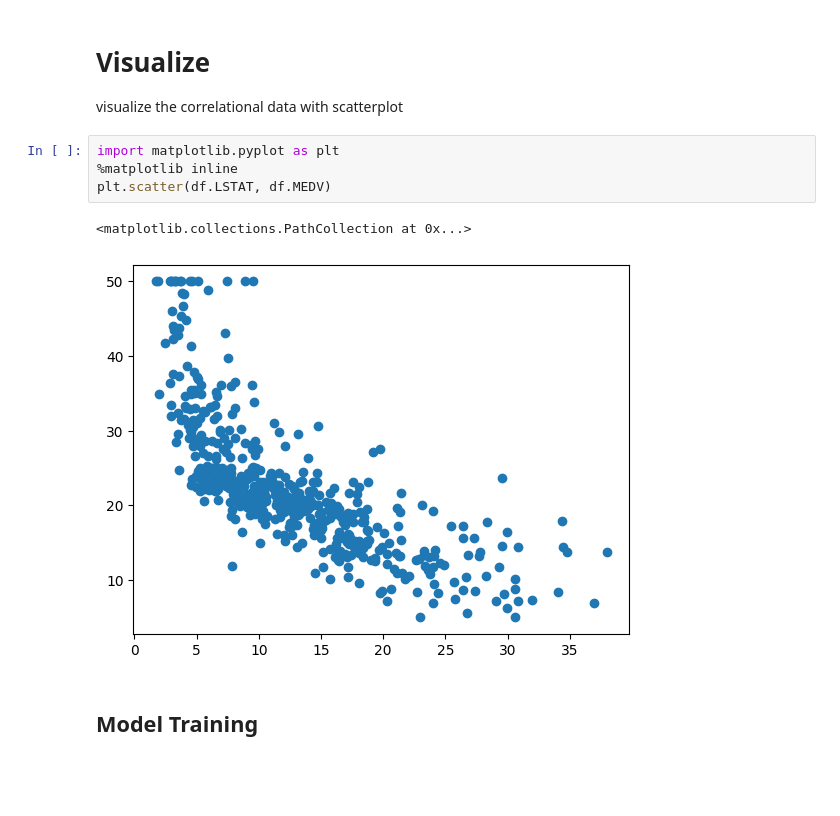
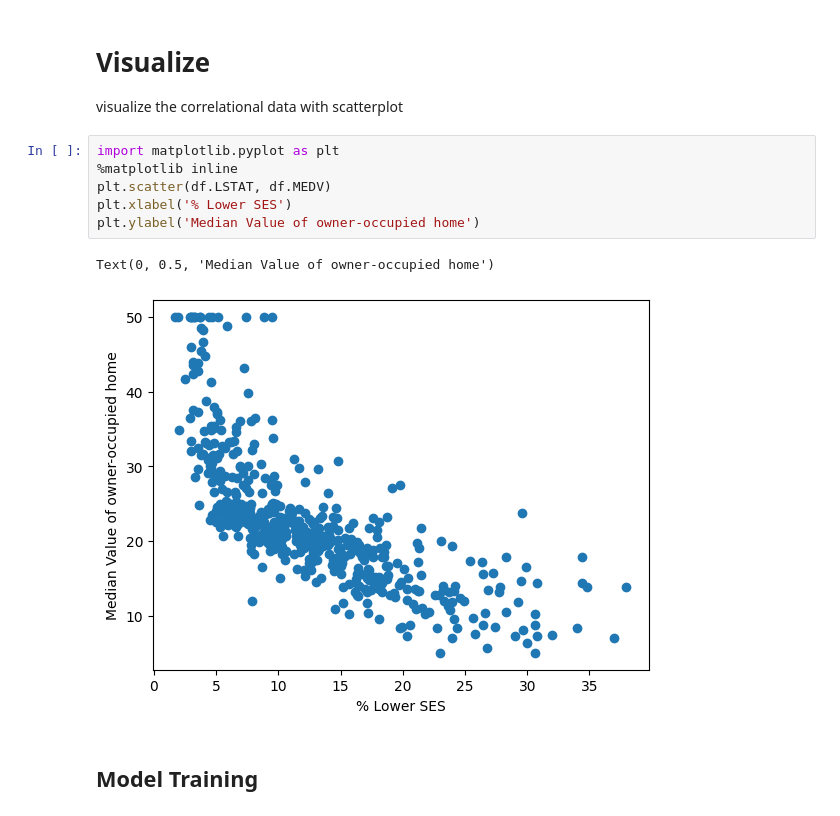
Before and after one commit to NUS-ISS-LC/assignment-4-linear-and-logistic-regression-PB-Tan, a Jupyter notebook: Linear_Reg_workshop1.ipynb, the cells around one changed output. Drawn from its saved outputs; the diff is of its cells as text; blank space fills up the shorter version.

```diff
--- a/Linear_Reg_workshop1.ipynb
+++ b/Linear_Reg_workshop1.ipynb
@@ -63,10 +63,12 @@ visualize the correlational data with scatterplot
 # %%
 import matplotlib.pyplot as plt
 %matplotlib inline
 plt.scatter(df.LSTAT, df.MEDV)
+plt.xlabel('% Lower SES')
+plt.ylabel('Median Value of owner-occupied home')
 # %% [output]
-<matplotlib.collections.PathCollection at 0x...>
+Text(0, 0.5, 'Median Value of owner-occupied home')
-[figure, old version]
+[figure, new version]
 # %% [markdown]
 ## Model Training
 # %%
```
Also changed, not shown: parts of 5 cells of this notebook.
